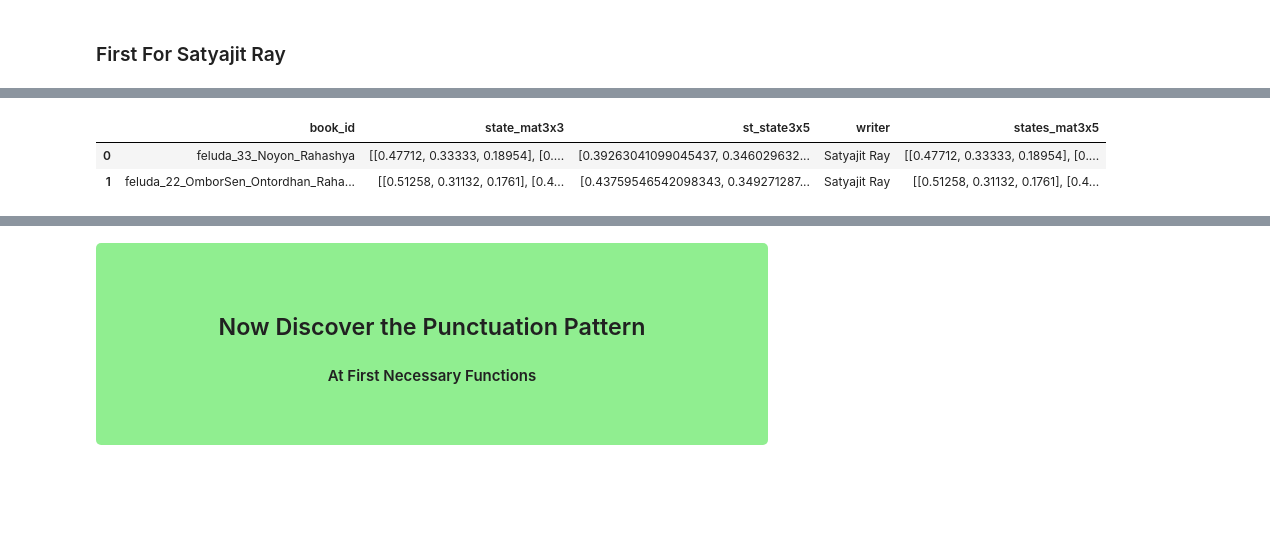
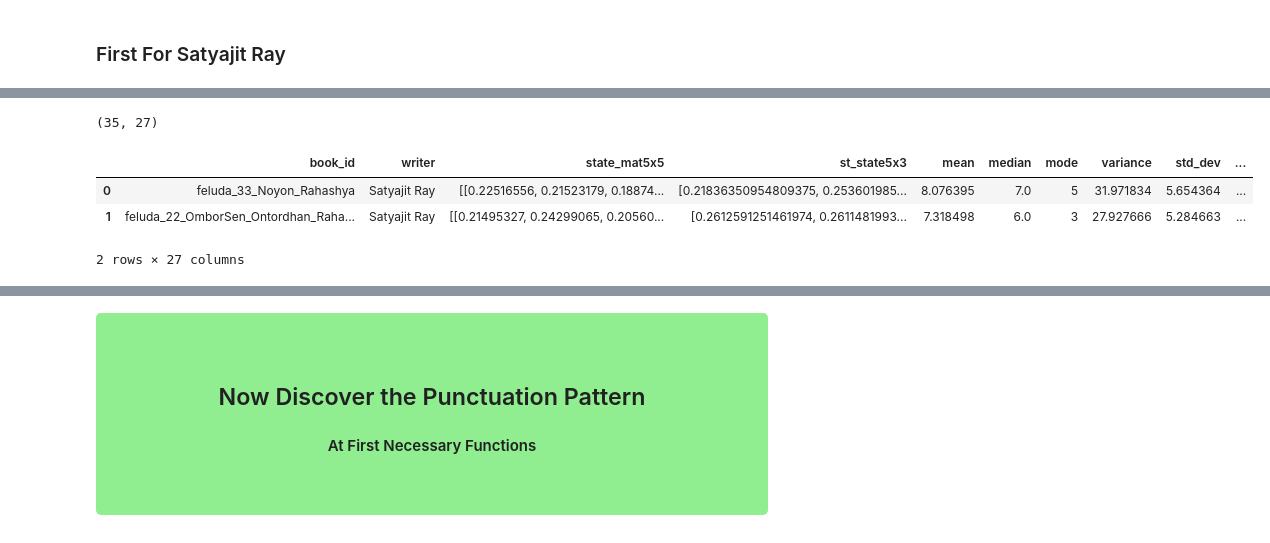
Before and after one commit to oitik/Harun-SIr, a Jupyter notebook: redefined-paper3-code.ipynb, the cells around one changed output, grey strips where cells are left out. Cells and saved outputs as stored; diff of their text form; code cells hidden in the pictures; blank space fills up the shorter version.

```diff
--- a/redefined-paper3-code.ipynb
+++ b/redefined-paper3-code.ipynb
@@ -836,7 +803,0 @@ Books Of SR = 35,  Books Of RT = 13, Books Of HA = 21
-# %%
-data[f'states_mat{states}x{d}'] = state_mat1
-data.head(2)
-# %% [output]
-|  | book_id | state_mat3x3 | st_state3x5 | writer | states_mat3x5 |
-| 0 | feluda_33_Noyon_Rahashya | [[0.47712, 0.33333, 0.18954], [0.... | [0.39263041099045437, 0.346029632... | Satyajit Ray | [[0.47712, 0.33333, 0.18954], [0.... |
-| 1 | feluda_22_OmborSen_Ontordhan_Raha... | [[0.51258, 0.31132, 0.1761], [0.4... | [0.43759546542098343, 0.349271287... | Satyajit Ray | [[0.51258, 0.31132, 0.1761], [0.4... |
@@ -852,0 +804,57 @@ print(f'Books Of SR = {len(st_matArr1)},  Books Of RT = {len(st_matArr2)}, Books
+# %%
+# Satyajit Ray
+srdata = pd.DataFrame(
+{
+    'book_id' : sr_book_list,
+    'writer': 'Satyajit Ray',
+})
+
+for value in states_n_dif:
+    states = value[0]
+    d = value[1]
+
+    means = []
+    medians = []
+    modes = []
+    variances = []
+    std_devs = []
+
+    for i in range(len(lenarr1)):
+        # means
+        means.append(statistics.mean(lenarr1[i]))
+        # median
+        medians.append(statistics.median(lenarr1[i]))
+        # mode
+        mode_data = Counter(lenarr1[i])
+        modes.append(mode_data.most_common(1)[0][0])
+        # variance
+        variances.append(statistics.variance(lenarr1[i]))
+        # std deviation
+        std_devs.append(statistics.stdev(lenarr1[i]))
+
+    st_matArr1 = []
+    for i in range(len(lenarr1)):
+        st_matArr1.append(stationary_state(showA(lenarr1[i], states, d)))
+
+    state_mat1 = []
+    for i in range(len(lenarr1)):
+        state_mat1.append(showA(lenarr1[i], states, d))
+
+    srdata[f'state_mat{states}x{states}'] = state_mat1
+    srdata[f'st_state{states}x{d}'] = st_matArr1
+    srdata['mean'] = means
+    srdata['median'] = medians
+    srdata['mode'] = modes
+    srdata['variance'] = variances
+    srdata['std_dev'] = std_devs
+
+print(srdata.shape)
+# %% [output]
+(35, 27)
+# %%
+srdata.head(2)
+# %% [output]
+|  | book_id | writer | state_mat5x5 | st_state5x3 | mean | median | mode | variance | std_dev | ... |
+| 0 | feluda_33_Noyon_Rahashya | Satyajit Ray | [[0.22516556, 0.21523179, 0.18874... | [0.21836350954809375, 0.253601985... | 8.076395 | 7.0 | 5 | 31.971834 | 5.654364 | ... |
+| 1 | feluda_22_OmborSen_Ontordhan_Raha... | Satyajit Ray | [[0.21495327, 0.24299065, 0.20560... | [0.2612591251461974, 0.2611481993... | 7.318498 | 6.0 | 3 | 27.927666 | 5.284663 | ... |
+2 rows × 27 columns
```
Also changed, not shown: parts of 56 cells of this notebook.
